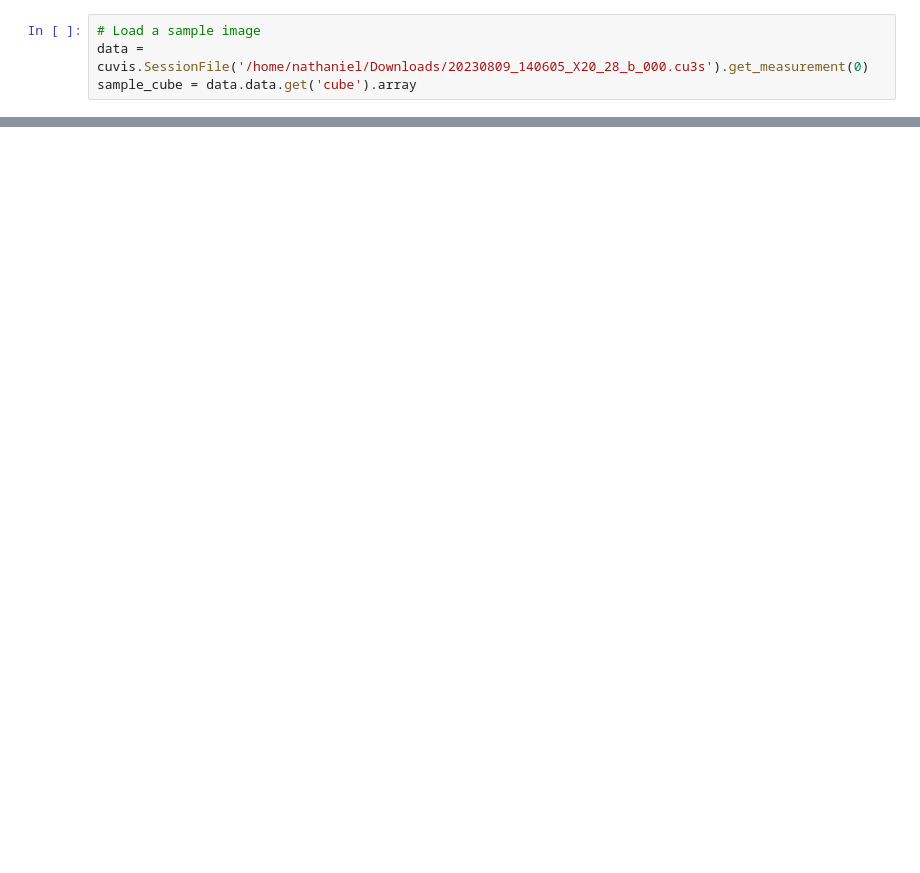
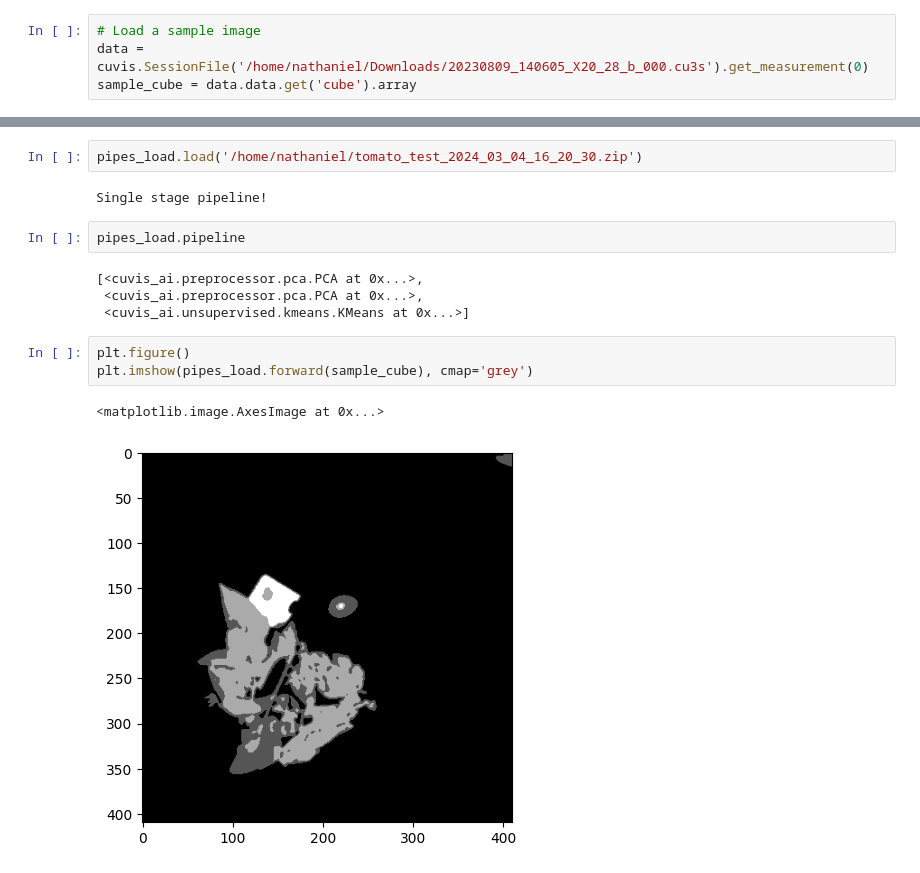
Before and after one commit to cubert-hyperspectral/cuvis.ai, a Jupyter notebook: Minimal_Example.ipynb, the cells around one changed output, grey strips where cells are left out. Drawn from its saved outputs; the diff is of its cells as text; blank space fills up the shorter version.

```diff
--- a/Minimal_Example.ipynb
+++ b/Minimal_Example.ipynb
@@ -48,0 +66,16 @@ test_kmeans_stage.visualize(test_kmeans_stage.predict(test_pca_stage.transform(s
+# %%
+pipes_load.load('/home/nathaniel/tomato_test_2024_03_04_16_20_30.zip')
+# %% [output]
+Single stage pipeline!
+# %%
+pipes_load.pipeline
+# %% [output]
+[<cuvis_ai.preprocessor.pca.PCA at 0x...>,
+ <cuvis_ai.preprocessor.pca.PCA at 0x...>,
+ <cuvis_ai.unsupervised.kmeans.KMeans at 0x...>]
+# %%
+plt.figure()
+plt.imshow(pipes_load.forward(sample_cube), cmap='grey')
+# %% [output]
+<matplotlib.image.AxesImage at 0x...>
+[figure, added]
```
Also changed, not shown: parts of 17 cells of this notebook, 8 other files.
